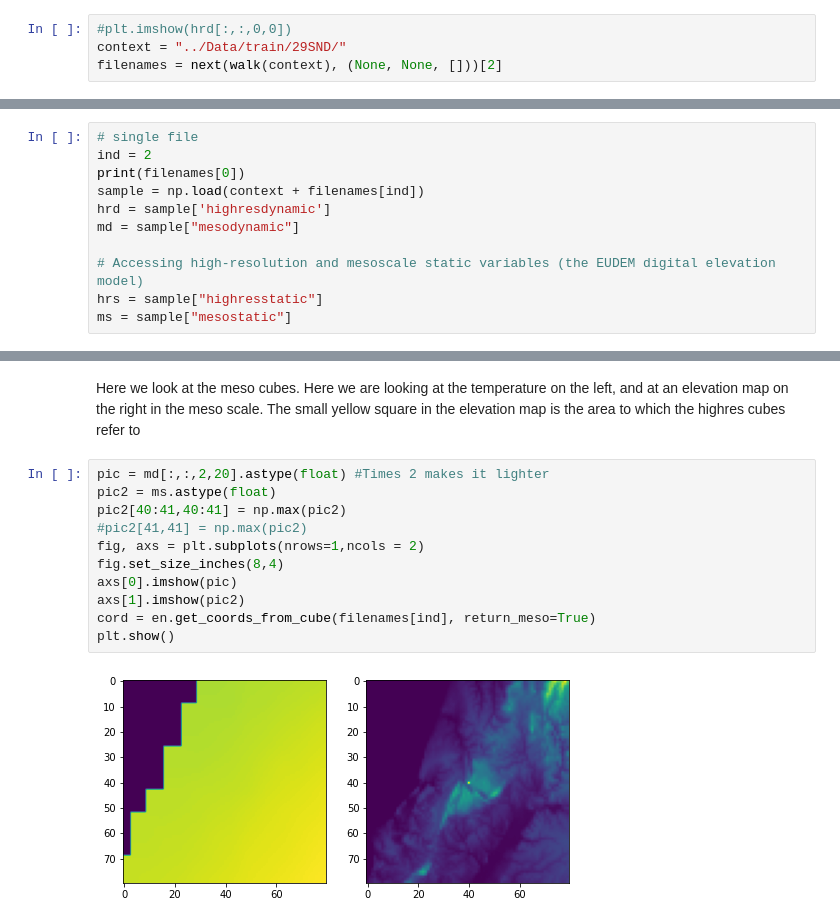
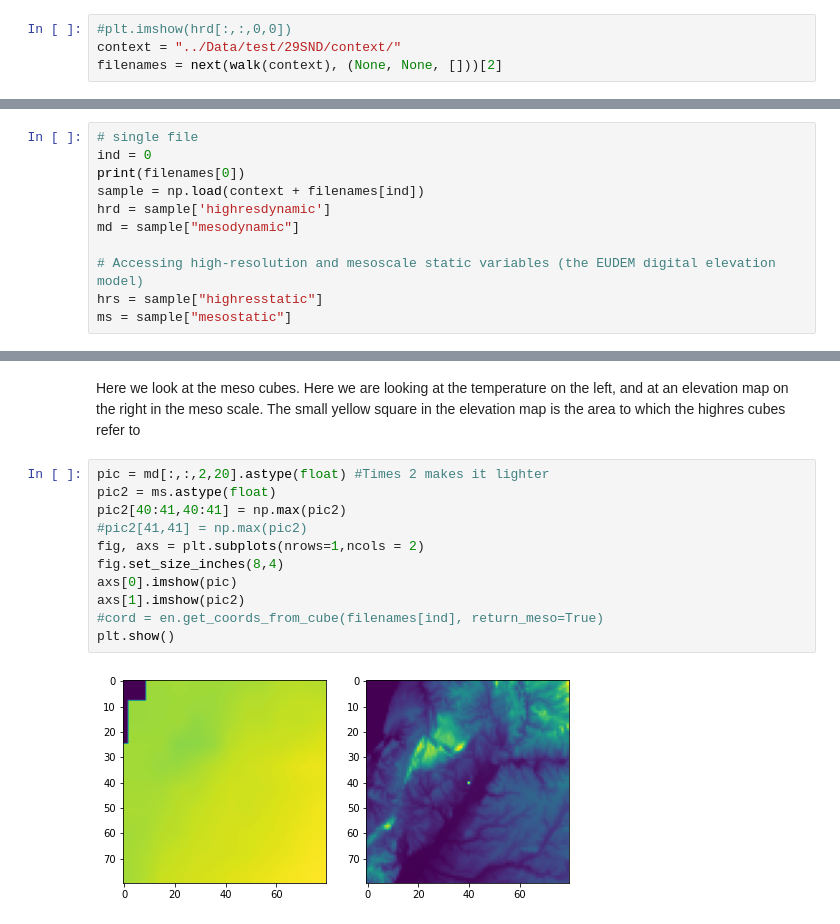
Before and after one commit to rudolfwilliam/satellite_image_forecasting, a Jupyter notebook: demos/data_observation_demo.ipynb, the cells around one changed output, grey strips where cells are left out. Saved outputs shown, nothing was run; the diff lists cells and outputs as text.

```diff
--- a/demos/data_observation_demo.ipynb
+++ b/demos/data_observation_demo.ipynb
@@ -39,5 +39,5 @@ import torch
 Here we look at some files inside the tile `29SND`
 # %%
 #plt.imshow(hrd[:,:,0,0])
-context = "../Data/train/29SND/"
+context = "../Data/test/29SND/context/"
 filenames = next(walk(context), (None, None, []))[2]
@@ -64,7 +68,7 @@ en.get_coords_from_tile("29SND")
 We now deep down in a single file. `ind` indicates which file we are using (in cardinal order)
 # %%
 # single file
-ind = 2
+ind = 0
 print(filenames[0])
 sample = np.load(context + filenames[ind])
 hrd = sample['highresdynamic']
@@ -135,13 +132,13 @@ Here we look at the meso cubes. Here we are looking at the temperature on the le
 # %%
 pic = md[:,:,2,20].astype(float) #Times 2 makes it lighter
 pic2 = ms.astype(float)
 pic2[40:41,40:41] = np.max(pic2)
 #pic2[41,41] = np.max(pic2)
 fig, axs = plt.subplots(nrows=1,ncols = 2)
 fig.set_size_inches(8,4)
 axs[0].imshow(pic)
 axs[1].imshow(pic2)
-cord = en.get_coords_from_cube(filenames[ind], return_meso=True)
+#cord = en.get_coords_from_cube(filenames[ind], return_meso=True)
 plt.show()
 # %% [output]
-[figure, old version]
+[figure, new version]
```
Also changed, not shown: parts of 5 cells of this notebook, 1 other file.
